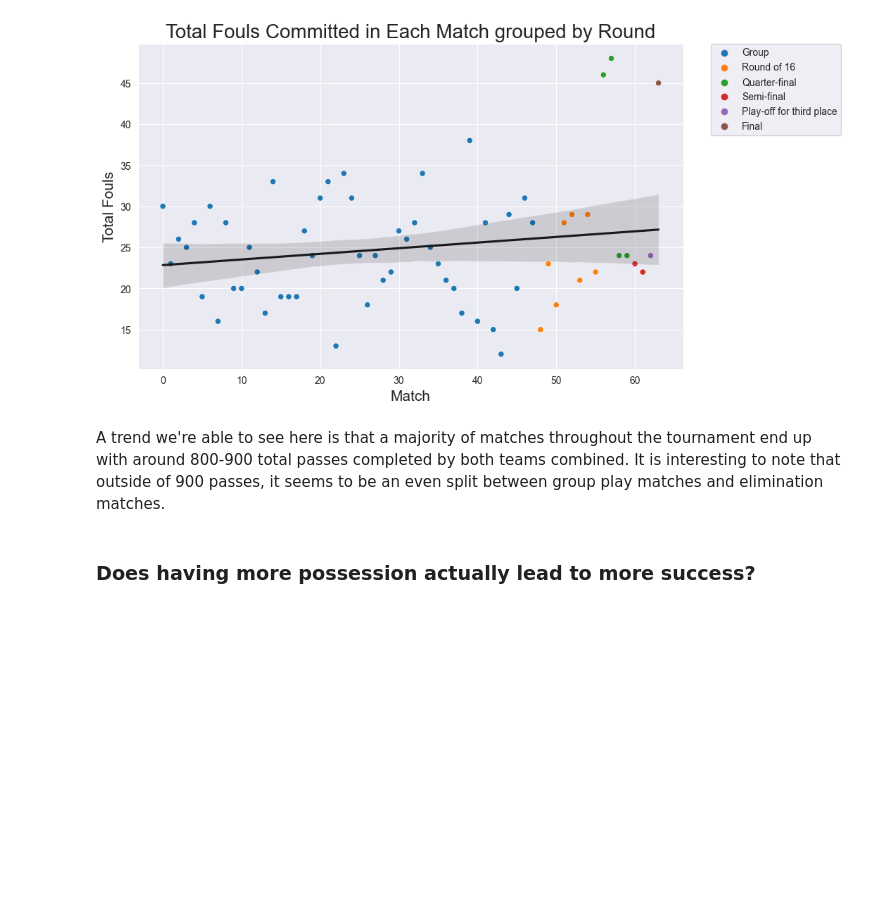
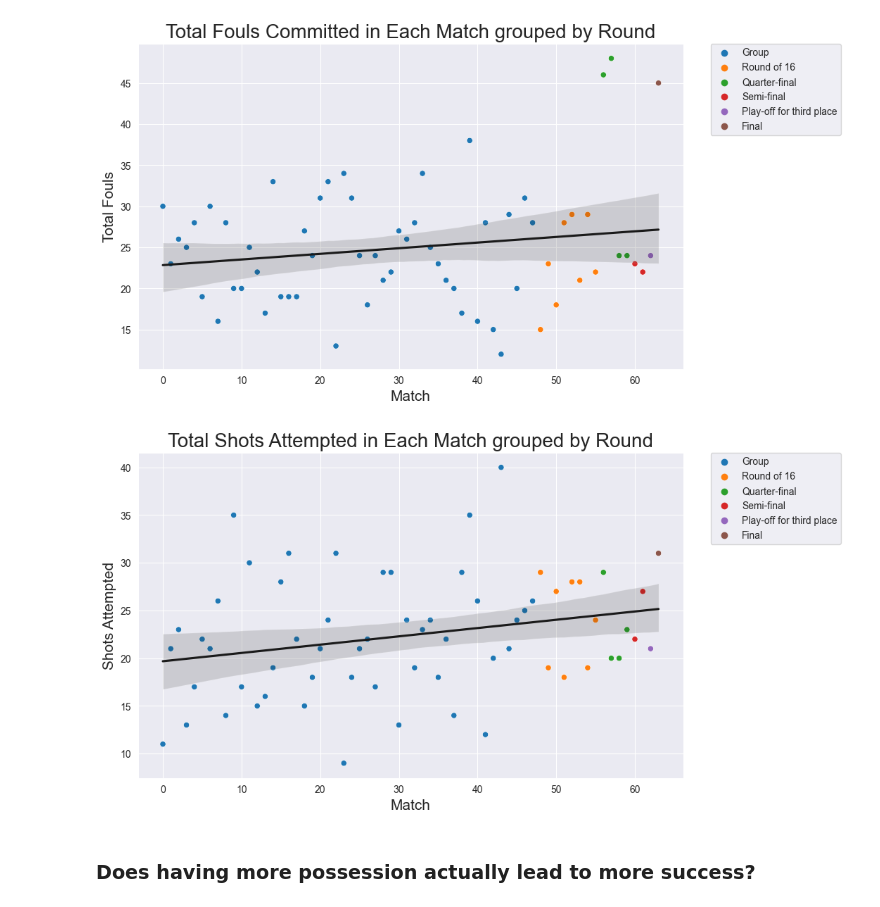
Before and after one commit to ccvale/2022-Qatar-World-Cup-Analysis, a Jupyter notebook: worldcup.ipynb, the cells around one changed output. Drawn from its saved outputs; the diff is of its cells as text; code cells hidden in the pictures; blank space fills up the shorter version.

```diff
--- a/worldcup.ipynb
+++ b/worldcup.ipynb
@@ -703,22 +582,22 @@ plt.show()
 # %% [output]
 [figure]
 # %%
-matches['total_shot_attempts'] = matches['shot attempts team1'] + matches['shot attempts team2']
+matches['total_shot_attempts'] = matches['total attempts team1'] + matches['total attempts team2']
 
 plt.figure(figsize=(10, 6))
 sns.set_style('darkgrid')
 sns.scatterplot(data=matches, x=matches.index, y='total_shot_attempts', hue='category')
 sns.regplot(x=matches.index, y='total_shot_attempts', data=matches, scatter=False, color='.1')
 
 
 plt.legend(bbox_to_anchor=(1.05, 1), loc=2, borderaxespad=0.)
-plt.title('Total Goals Scored in Each Match grouped by Round', fontsize=20)
+plt.title('Total Shots Attempted in Each Match grouped by Round', fontsize=20)
 plt.xlabel('Match', fontsize=15)
-plt.ylabel('Total Goals', fontsize=15)
+plt.ylabel('Shots Attempted', fontsize=15)
 plt.show()
 # different kind of plot??
+# %% [output]
+[figure, added]
-# %% [markdown]
-A trend we're able to see here is that a majority of matches throughout the tournament end up with around 800-900 total passes completed by both teams combined. It is interesting to note that outside of 900 passes, it seems to be an even split between group play matches and elimination matches.
 # %% [markdown]
 ### Does having more possession actually lead to more success?
 # %%
```
Also changed, not shown: parts of 7 cells of this notebook, 2 other files.
